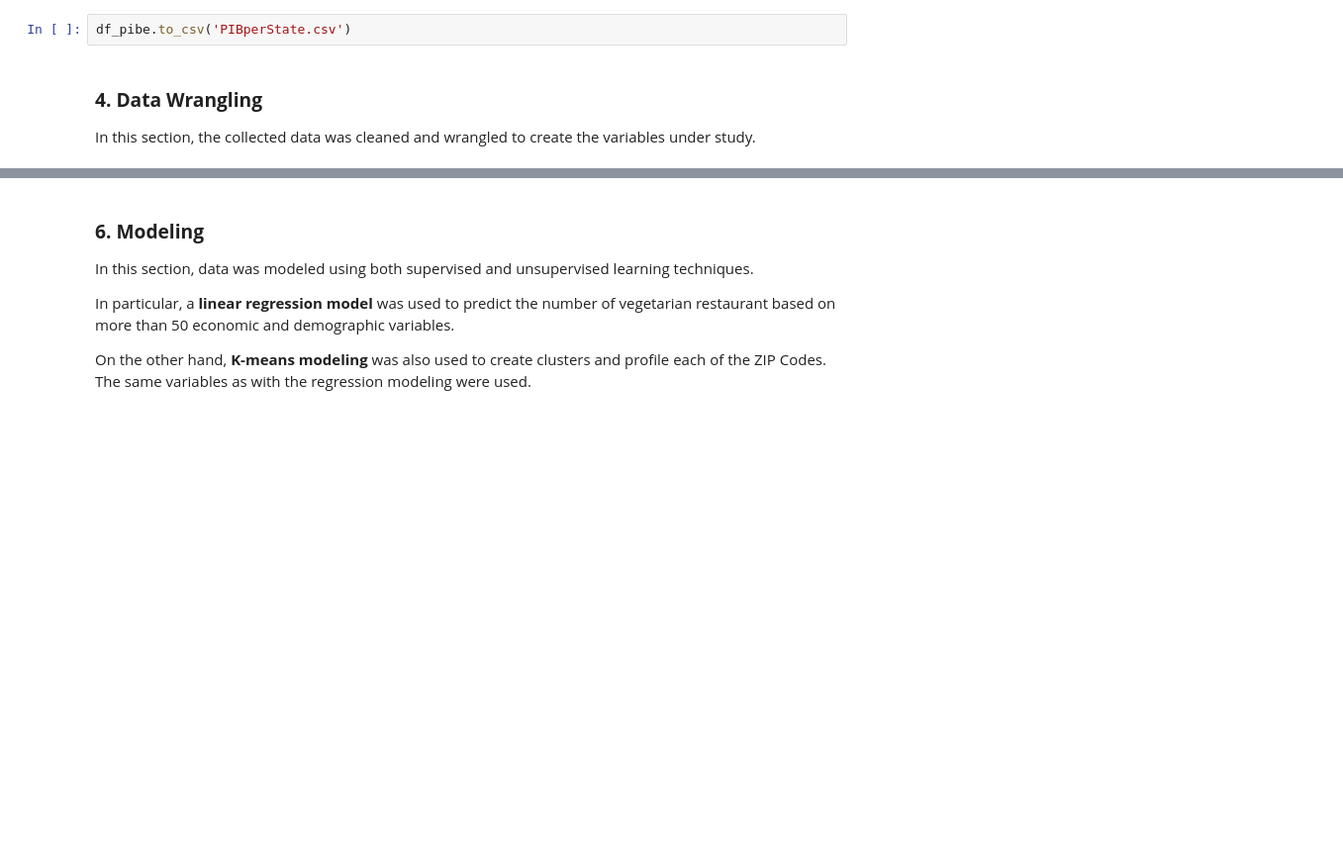
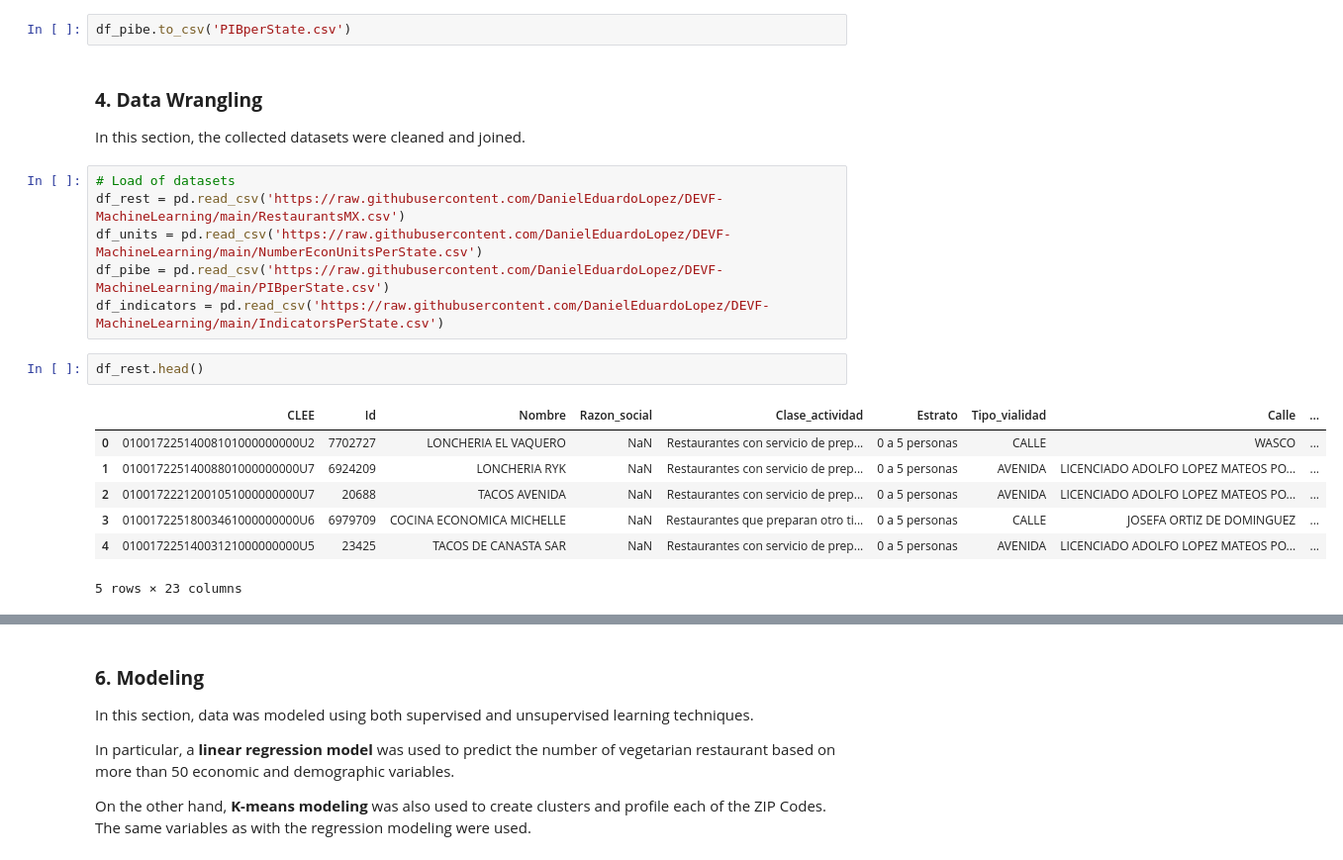
Before and after one commit to DanielEduardoLopez/DEVF-MachineLearning, a Jupyter notebook: FinalProject_RestaurantLocation.ipynb, the cells around one changed output, grey strips where cells are left out. Shown: that part at 99% size. Drawn from its saved outputs; the diff is of its cells as text; blank space fills up the shorter version.

```diff
--- a/FinalProject_RestaurantLocation.ipynb
+++ b/FinalProject_RestaurantLocation.ipynb
@@ -494,4 +472,20 @@ df_pibe.head(10)
 df_pibe.to_csv('PIBperState.csv')
 # %% [markdown]
 ### **4. Data Wrangling**
-In this section, the collected data was cleaned and wrangled to create the variables under study.
+In this section, the collected datasets were cleaned and joined.
+# %%
+# Load of datasets
+df_rest = pd.read_csv('https://raw.githubusercontent.com/DanielEduardoLopez/DEVF-MachineLearning/main/RestaurantsMX.csv')
+df_units = pd.read_csv('https://raw.githubusercontent.com/DanielEduardoLopez/DEVF-MachineLearning/main/NumberEconUnitsPerState.csv')
+df_pibe = pd.read_csv('https://raw.githubusercontent.com/DanielEduardoLopez/DEVF-MachineLearning/main/PIBperState.csv')
+df_indicators = pd.read_csv('https://raw.githubusercontent.com/DanielEduardoLopez/DEVF-MachineLearning/main/IndicatorsPerState.csv')
+# %%
+df_rest.head()
+# %% [output]
+|  | CLEE | Id | Nombre | Razon_social | Clase_actividad | Estrato | Tipo_vialidad | Calle | ... |
+| 0 | 01001722514008101000000000U2 | 7702727 | LONCHERIA EL VAQUERO | NaN | Restaurantes con servicio de prep... | 0 a 5 personas | CALLE | WASCO | ... |
+| 1 | 01001722514008801000000000U7 | 6924209 | LONCHERIA RYK | NaN | Restaurantes con servicio de prep... | 0 a 5 personas | AVENIDA | LICENCIADO ADOLFO LOPEZ MATEOS PO... | ... |
+| 2 | 01001722212001051000000000U7 | 20688 | TACOS AVENIDA | NaN | Restaurantes con servicio de prep... | 0 a 5 personas | AVENIDA | LICENCIADO ADOLFO LOPEZ MATEOS PO... | ... |
+| 3 | 01001722518003461000000000U6 | 6979709 | COCINA ECONOMICA MICHELLE | NaN | Restaurantes que preparan otro ti... | 0 a 5 personas | CALLE | JOSEFA ORTIZ DE DOMINGUEZ | ... |
+| 4 | 01001722514003121000000000U5 | 23425 | TACOS DE CANASTA SAR | NaN | Restaurantes con servicio de prep... | 0 a 5 personas | AVENIDA | LICENCIADO ADOLFO LOPEZ MATEOS PO... | ... |
+5 rows × 23 columns
```
Also changed, not shown: parts of 23 cells of this notebook.
